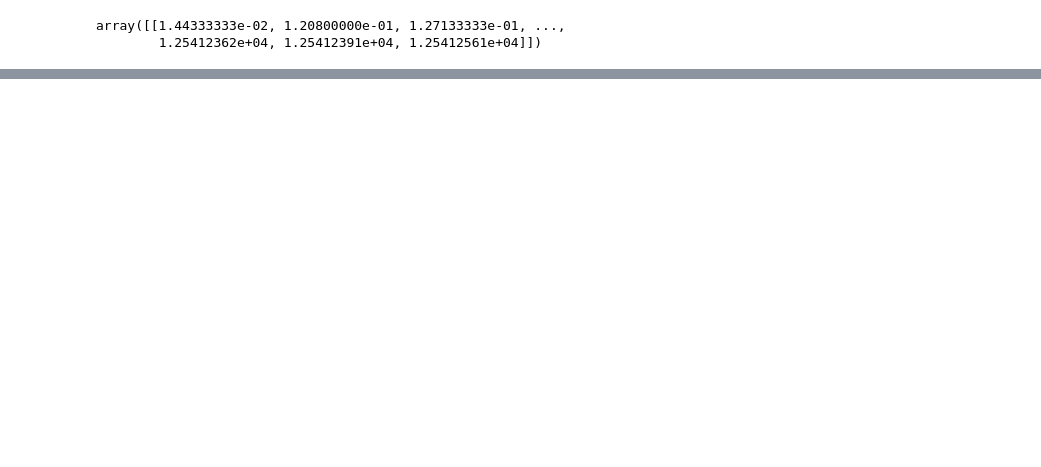
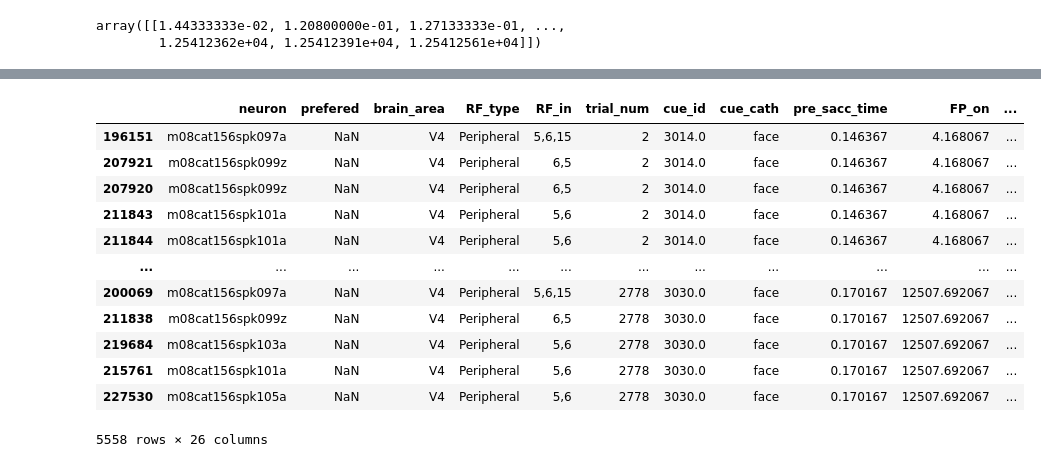
Before and after one commit to lucasdonaire/active-vision, a Jupyter notebook: organize_perif.ipynb, the cells around one changed output, grey strips where cells are left out. Cells and saved outputs as stored; diff of their text form; code cells hidden in the pictures; blank space fills up the shorter version.

```diff
--- a/organize_perif.ipynb
+++ b/organize_perif.ipynb
@@ -499,0 +563,17 @@ array([[1.44333333e-02, 1.20800000e-01, 1.27133333e-01, ...,
+# %%
+neurons_periph = list(df_session[df_session['RF_type']=='Peripheral']['search'])
+df_trials[df_trials['neuron'].isin(neurons_periph) & df_trials['saccade_vector'].isin([5.0,6.0])].sort_values('trial_num')
+# %% [output]
+|  | neuron | prefered | brain_area | RF_type | RF_in | trial_num | cue_id | cue_cath | pre_sacc_time | FP_on | ... |
+| 196151 | m08cat156spk097a | NaN | V4 | Peripheral | 5,6,15 | 2 | 3014.0 | face | 0.146367 | 4.168067 | ... |
+| 207921 | m08cat156spk099z | NaN | V4 | Peripheral | 6,5 | 2 | 3014.0 | face | 0.146367 | 4.168067 | ... |
+| 207920 | m08cat156spk099z | NaN | V4 | Peripheral | 6,5 | 2 | 3014.0 | face | 0.146367 | 4.168067 | ... |
+| 211843 | m08cat156spk101a | NaN | V4 | Peripheral | 5,6 | 2 | 3014.0 | face | 0.146367 | 4.168067 | ... |
+| 211844 | m08cat156spk101a | NaN | V4 | Peripheral | 5,6 | 2 | 3014.0 | face | 0.146367 | 4.168067 | ... |
+| ... | ... | ... | ... | ... | ... | ... | ... | ... | ... | ... | ... |
+| 200069 | m08cat156spk097a | NaN | V4 | Peripheral | 5,6,15 | 2778 | 3030.0 | face | 0.170167 | 12507.692067 | ... |
+| 211838 | m08cat156spk099z | NaN | V4 | Peripheral | 6,5 | 2778 | 3030.0 | face | 0.170167 | 12507.692067 | ... |
+| 219684 | m08cat156spk103a | NaN | V4 | Peripheral | 5,6 | 2778 | 3030.0 | face | 0.170167 | 12507.692067 | ... |
+| 215761 | m08cat156spk101a | NaN | V4 | Peripheral | 5,6 | 2778 | 3030.0 | face | 0.170167 | 12507.692067 | ... |
+| 227530 | m08cat156spk105a | NaN | V4 | Peripheral | 5,6 | 2778 | 3030.0 | face | 0.170167 | 12507.692067 | ... |
+5558 rows × 26 columns
```
Also changed, not shown: parts of 26 cells of this notebook.
